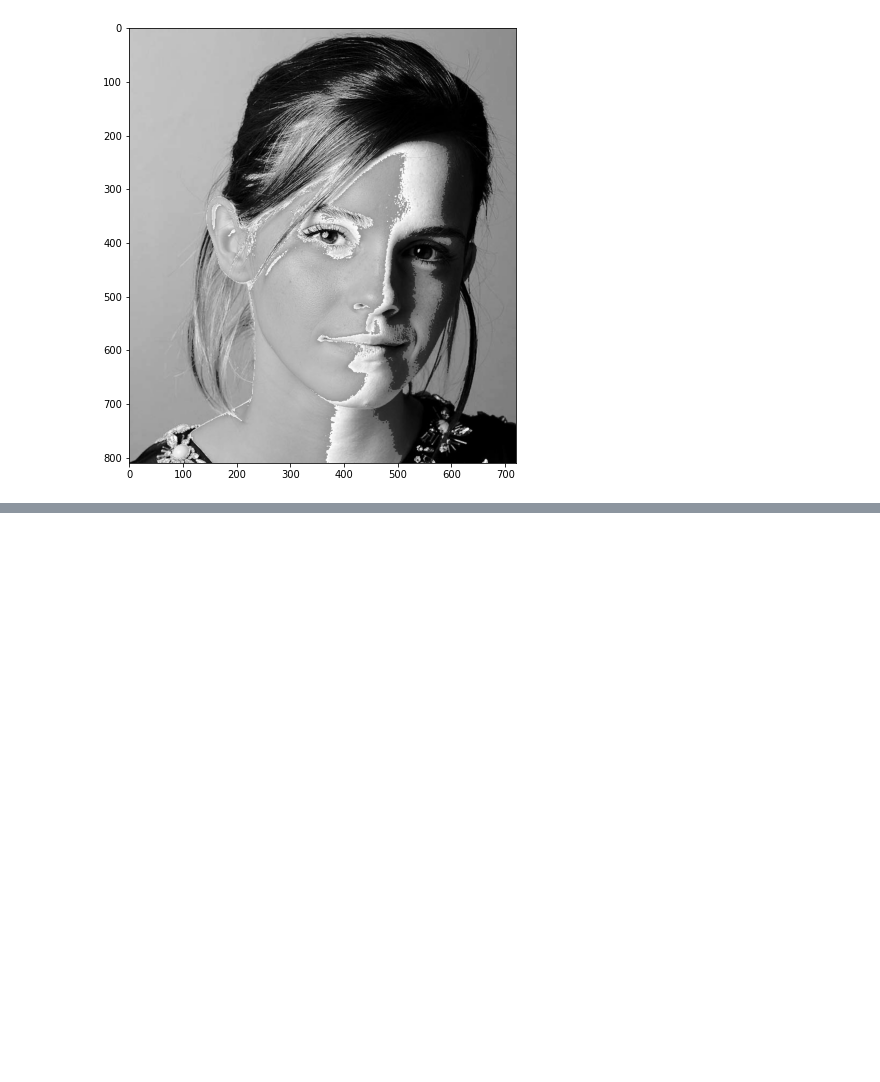
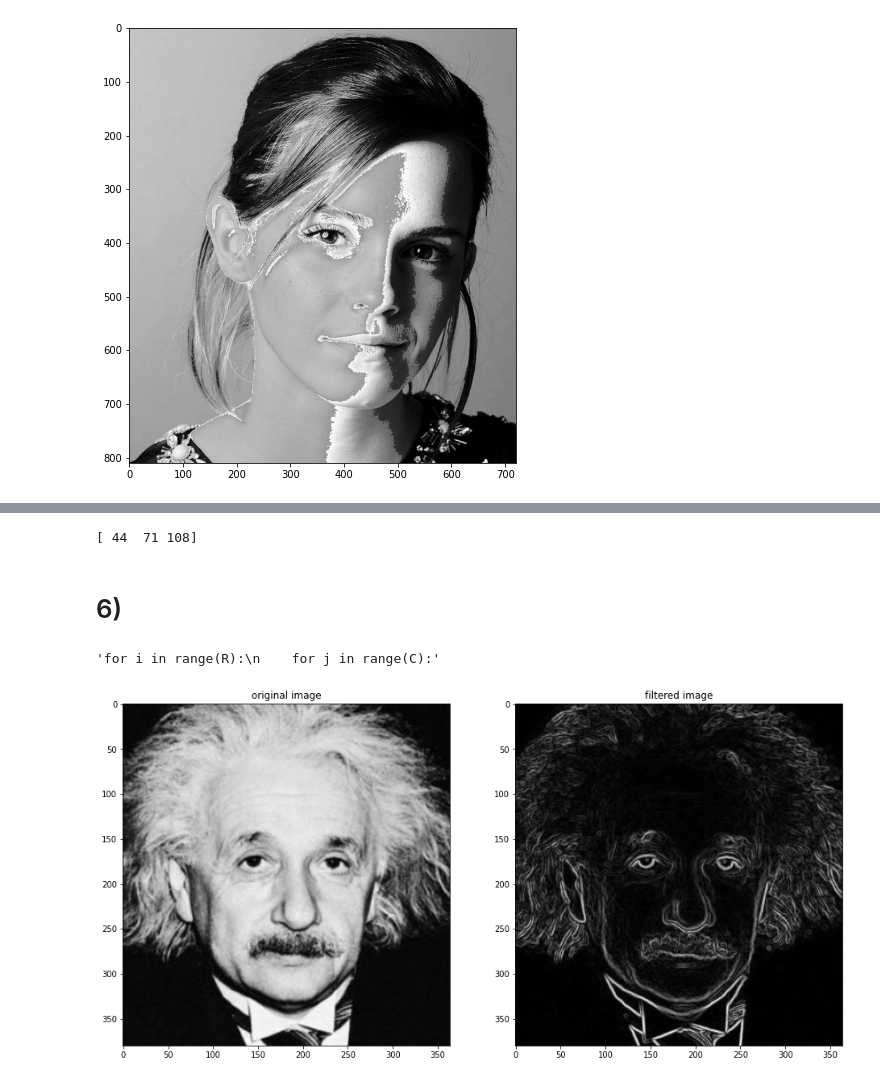
Before and after one commit to Demitha-Hettihewa/Assignment-01, a Jupyter notebook: Ass1_190231R.ipynb, the cells around one changed output, grey strips where cells are left out. Drawn from its saved outputs; the diff is of its cells as text; code cells hidden in the pictures; blank space fills up the shorter version.

```diff
--- a/Ass1_190231R.ipynb
+++ b/Ass1_190231R.ipynb
@@ -100,0 +134,50 @@ ax[1].imshow(cv.cvtColor(g, cv.COLOR_BGR2RGB))
+# %%
+import numpy as np
+import cv2 as cv
+import matplotlib.pyplot as plt
+im1 = cv.imread(r'a1q5images/im01small.png')
+assert im1 is not None
+def zoom_nn(img, s):
+    row = img.shape[0]*s
+    col = img.shape[1]*s
+    imz = np.zeros((row, col))
+    for i in range(row):
+        for j in range(col):
+            print(img[int(i/s), int(j/s)])
+            imz[i, j] = img[int(i/s), int(j/s)]
+
+
+    return imz
+im1z = zoom_nn(im1, 3)
+fig, ax = plt.subplots(1,2,figsize = (16,8))
+ax[0].imshow(cv.cvtColor(im1z, cv.COLOR_BGR2RGB))
+ax[1].imshow(cv.cvtColor(im1z, cv.COLOR_BGR2RGB))
+# %% [output]
+[ 44  71 108]
+# %% [markdown]
+# 6)
+# %%
+import cv2 as cv
+import numpy as np
+import matplotlib.pyplot as plt
+
+im1 = cv.imread(r'einstein.png', cv.IMREAD_GRAYSCALE).astype(np.float32)
+assert im1 is not None
+
+sobel_v = np.array([[-1, -2, -1], [0, 0, 0], [1, 2, 1]], dtype=np.float32)
+im_x = cv.filter2D(im1, -1, sobel_v)
+sobel_h = np.array([[-1, 0, 1], [-2, 0, 2], [-1, 0, 1]], dtype=np.float32)
+im_y = cv.filter2D(im1, -1, sobel_h)
+grad = np.sqrt(im_x**2 + im_y**2)
+fig, ax = plt.subplots(1,2,figsize = (16,8))
+ax[0].imshow(im1, cmap = 'gray', vmin = 0, vmax = 255)
+ax[1].imshow(grad, cmap = 'gray')
+ax[0].set_title('original image')
+ax[1].set_title('filtered image')
+R,C = im1.shape[0], im1.shape[1]
+im3 = np.zeros((R, C), dtype = im1.dtype)
+'''for i in range(R):
+    for j in range(C):'''
+# %% [output]
+'for i in range(R):\n    for j in range(C):'
+[figure, added]
```
Also changed, not shown: parts of 14 cells of this notebook.
